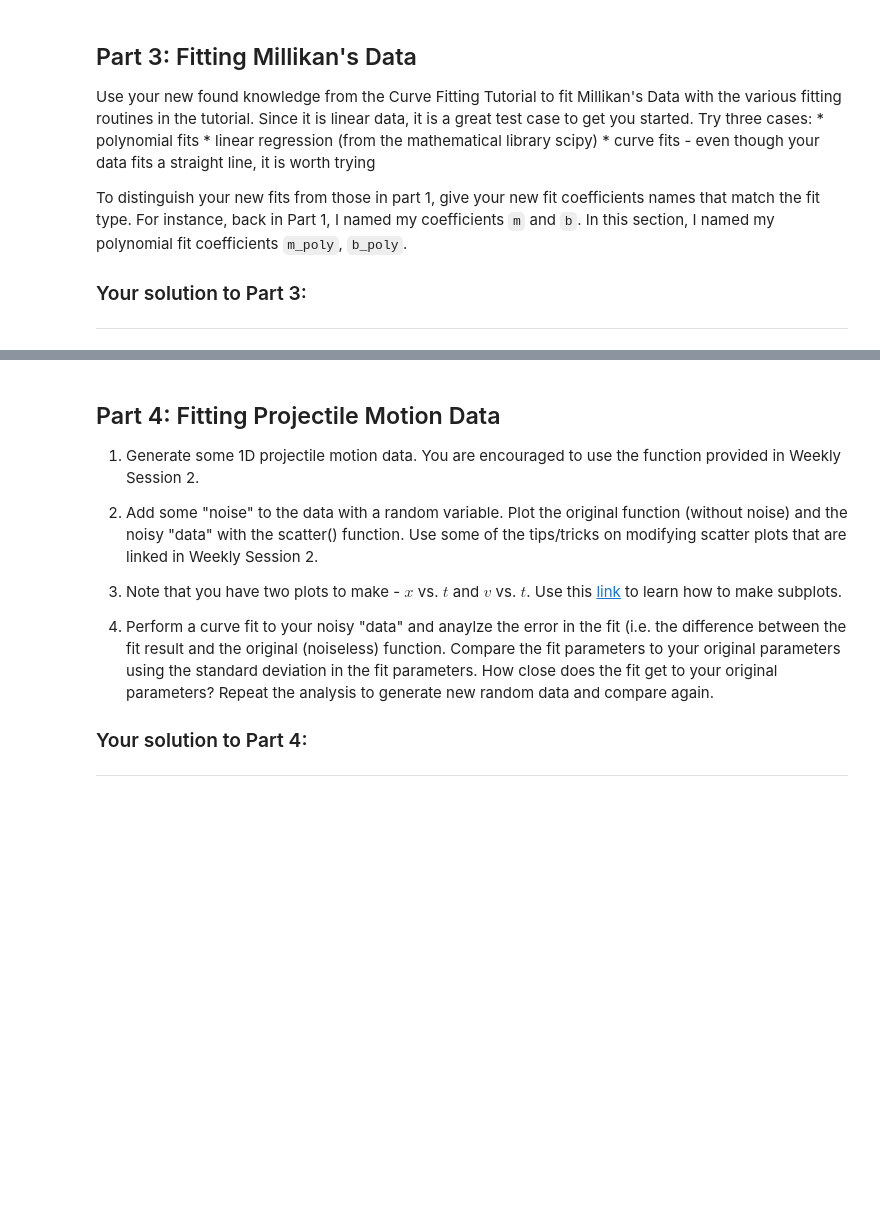
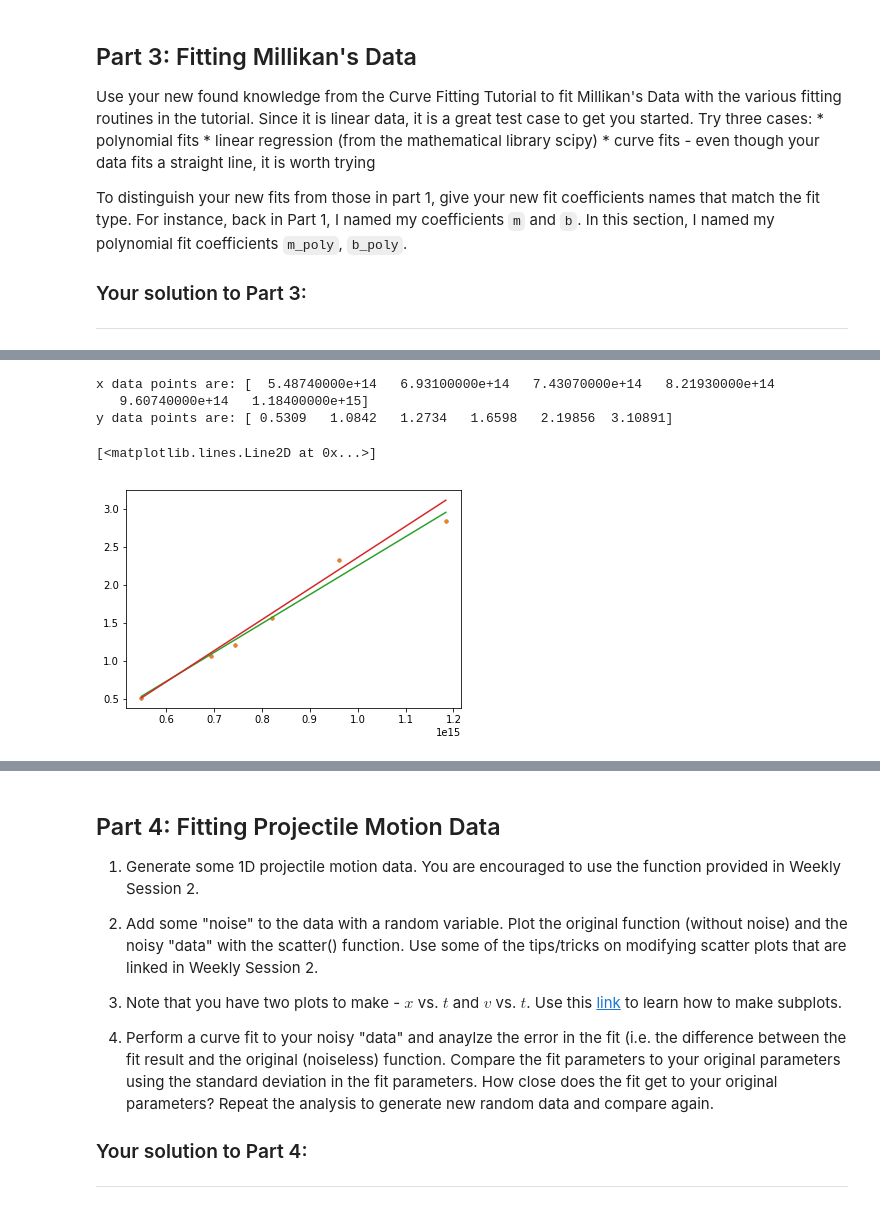
Before and after one commit to chan8005/Labs, a Jupyter notebook: Lab2/Lab2 - Curve Fitting.ipynb, the cells around one changed output, grey strips where cells are left out. Cells and saved outputs as stored; diff of their text form; code cells hidden in the pictures; blank space fills up the shorter version.

```diff
--- a/Lab2/Lab2 - Curve Fitting.ipynb
+++ b/Lab2/Lab2 - Curve Fitting.ipynb
@@ -88,0 +239,39 @@ To distinguish your new fits from those in part 1, give your new fit coefficient
+# %%
+#curve fits
+
+from scipy.optimize import curve_fit
+from numpy import loadtxt,array
+from pylab import plot, show
+millikanData= loadtxt("millikan.txt",float)#seperates data into two lists
+x=millikanData[:,0]
+y=millikanData[:,1]
+
+
+print("x data points are:",x)
+print("y data points are:",y)
+
+
+def func(x,m,b):
+    return m*x +b
+
+y = func(x,4.0882273585175089e-15, -1.7312358039813545)
+ydata = y * (1.0 + 0.1*np.random.normal(size=len(x)))
+
+plt.plot(x,ydata,".")
+
+parameters, covariance = curve_fit(func, x, ydata)
+parameters
+
+covariance
+
+yfit = func(x, *parameters)
+
+plt.plot(x,ydata,".")
+plt.plot(x,yfit) #orange line
+plt.plot(x,y)
+# %% [output]
+x data points are: [  5.48740000e+14   6.93100000e+14   7.43070000e+14   8.21930000e+14
+   9.60740000e+14   1.18400000e+15]
+y data points are: [ 0.5309   1.0842   1.2734   1.6598   2.19856  3.10891]
+[<matplotlib.lines.Line2D at 0x...>]
+[figure, added]
```
Also changed, not shown: parts of 10 cells of this notebook.
